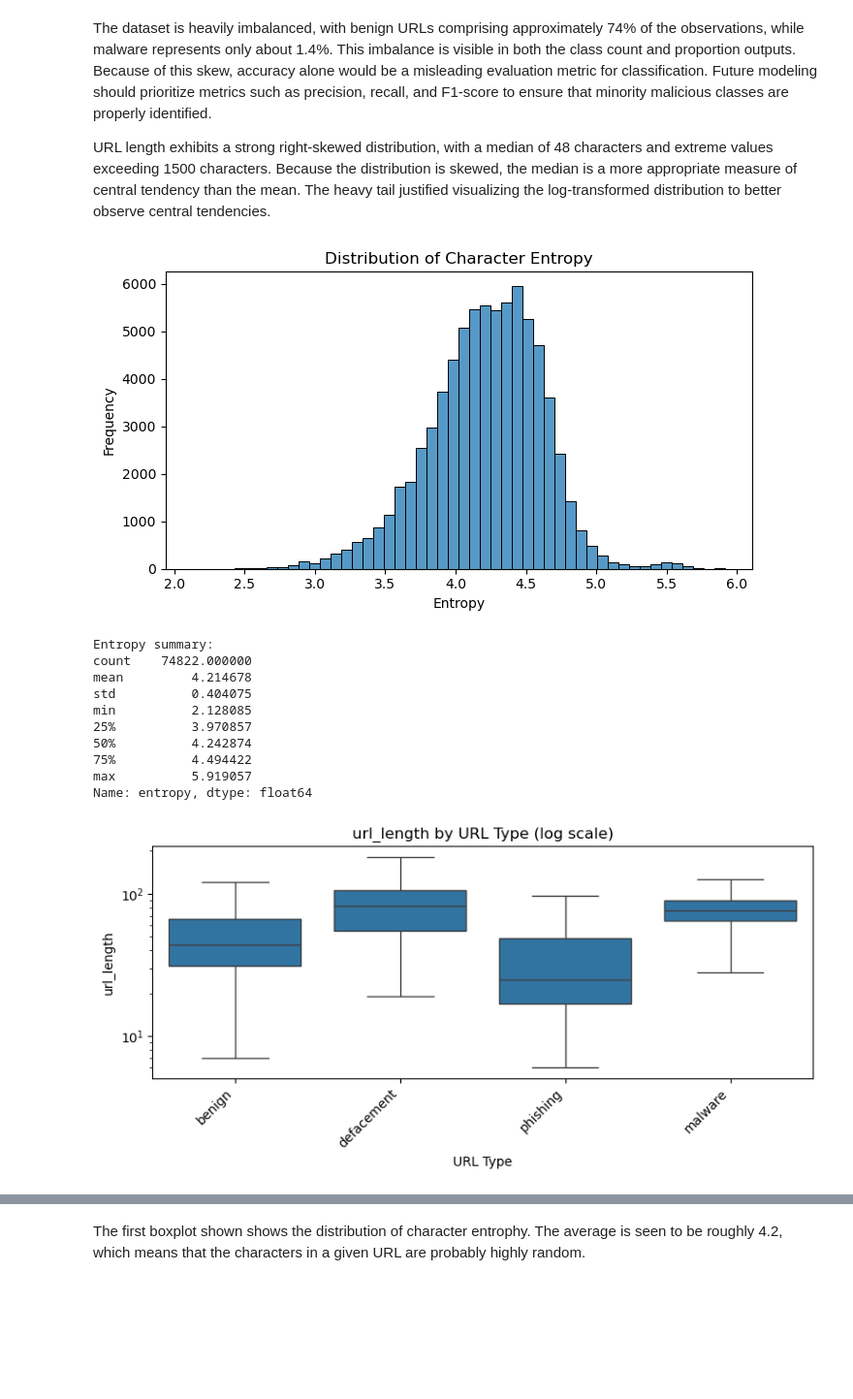
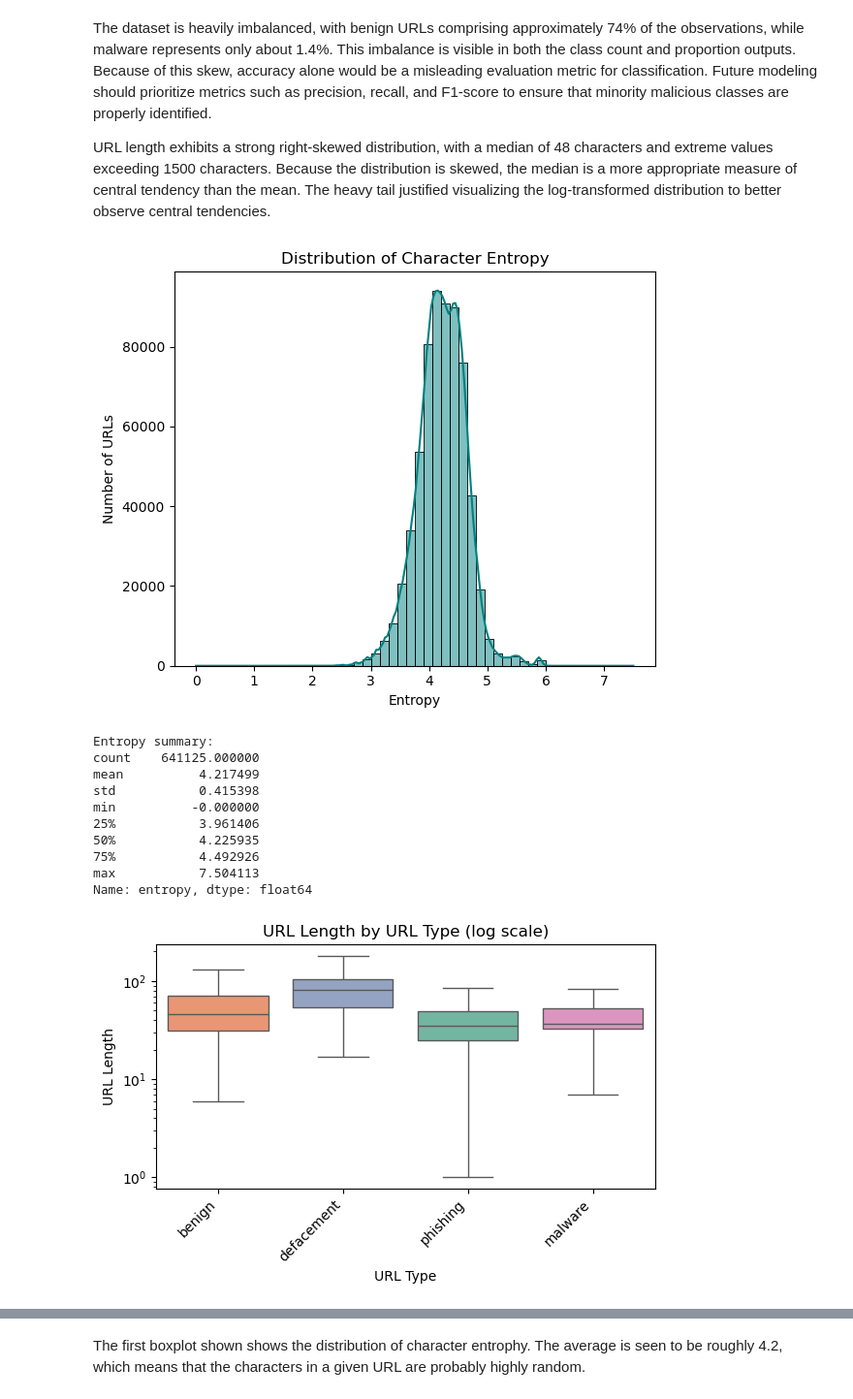
Before and after one commit to COGS108/Group132_WI26, a Jupyter notebook: 02-EDACheckpoint.ipynb, the cells around one changed output, grey strips where cells are left out. Shown at 97% size. Saved outputs shown, nothing was run; the diff lists cells and outputs as text; code cells hidden in the pictures; blank space fills up the shorter version.

```diff
--- a/02-EDACheckpoint.ipynb
+++ b/02-EDACheckpoint.ipynb
@@ -545,11 +557,11 @@ URL length exhibits a strong right-skewed distribution, with a median of 48 char
 # %%
 #Entropy distribution
 if "entropy" in df.columns:
-    plt.figure(figsize=(7,4))
-    sns.histplot(df["entropy"], bins=50)
+    plt.figure(figsize=(6, 5))
+    sns.histplot(df["entropy"], bins=50, kde=True, color='teal')
     plt.title("Distribution of Character Entropy")
     plt.xlabel("Entropy")
-    plt.ylabel("Frequency")
+    plt.ylabel("Number of URLs")
     plt.tight_layout()
     plt.show()
 
@@ -558,45 +570,59 @@ if "entropy" in df.columns:
 
 # Compare key features across classes (supports hypothesis)
 
+feature_labels = {"url_length": "URL Length",
+                  "entropy": "Character Entropy",
+                  "digit_ratio": "Digit Ratio",
+                  "spec_ratio": "Special Character Ratio",
+                  "letter_ratio": "Letter Ratio",
+                  "dot_cnt": "Dot Count",
+                  "dash_cnt": "Dash Count",
+                  "under_cnt": "Underscore Count",
+                  "slash_cnt": "Slash Count",
+                  "qm_cnt": "Question Mark Count",
+                  "eq_cnt": "Equal Sign Count",
+                  "at_cnt": "At Sign Count"}
+
 # Helper: boxplot-by-class with good aesthetics
 def box_by_class(feature, logy=False):
-    plt.figure(figsize=(8,4))
-    sns.boxplot(data=df, x="type", y=feature, order=order, showfliers=False)
+    plt.figure(figsize=(6, 4))
+    sns.boxplot(data=df, x="type", y=feature, order=order, showfliers=False, palette="Set2", hue="type", dodge=False)
+    feature = feature_labels.get(feature, feature)
     if logy:
         plt.yscale("log")
     plt.title(f"{feature} by URL Type" + (" (log scale)" if logy else ""))
     plt.xlabel("URL Type")
     plt.ylabel(feature)
     plt.xticks(rotation=45, ha="right")
     plt.tight_layout()
     plt.show()
 
 # URL length by class (log scale helps since length is skewed)
 box_by_class("url_length", logy=True)
 
 # Entropy by class
 if "entropy" in df.columns:
     box_by_class("entropy", logy=False)
 
 # Ratios by class (digits / special characters)
 for col in ["digit_ratio", "spec_ratio", "letter_ratio"]:
     if col in df.columns:
         box_by_class(col, logy=False)
 
 # Special character counts by class (choose a few most meaningful)
 for col in ["dot_cnt", "dash_cnt", "under_cnt", "slash_cnt", "qm_cnt", "eq_cnt", "at_cnt"]:
     if col in df.columns:
         box_by_class(col, logy=False)
 # %% [output]
-[figure, old version]
+[figure, new version]
 Entropy summary:
-count    74822.000000
-mean         4.214678
-std          0.404075
-min          2.128085
-25%          3.970857
-50%          4.242874
-75%          4.494422
-max          5.919057
+count    641125.000000
+mean          4.217499
+std           0.415398
+min          -0.000000
+25%           3.961406
+50%           4.225935
+75%           4.492926
+max           7.504113
 Name: entropy, dtype: float64
-[figure, old version]
+[figure, new version]
```
Also changed, not shown: parts of 12 cells of this notebook.
